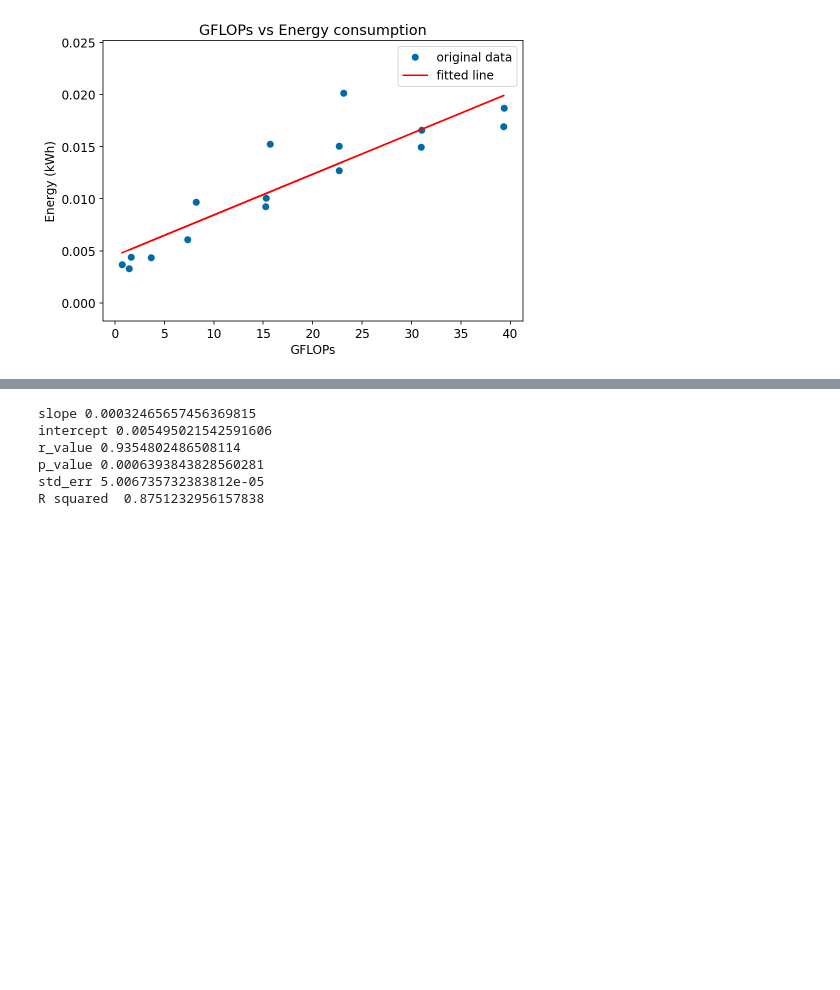
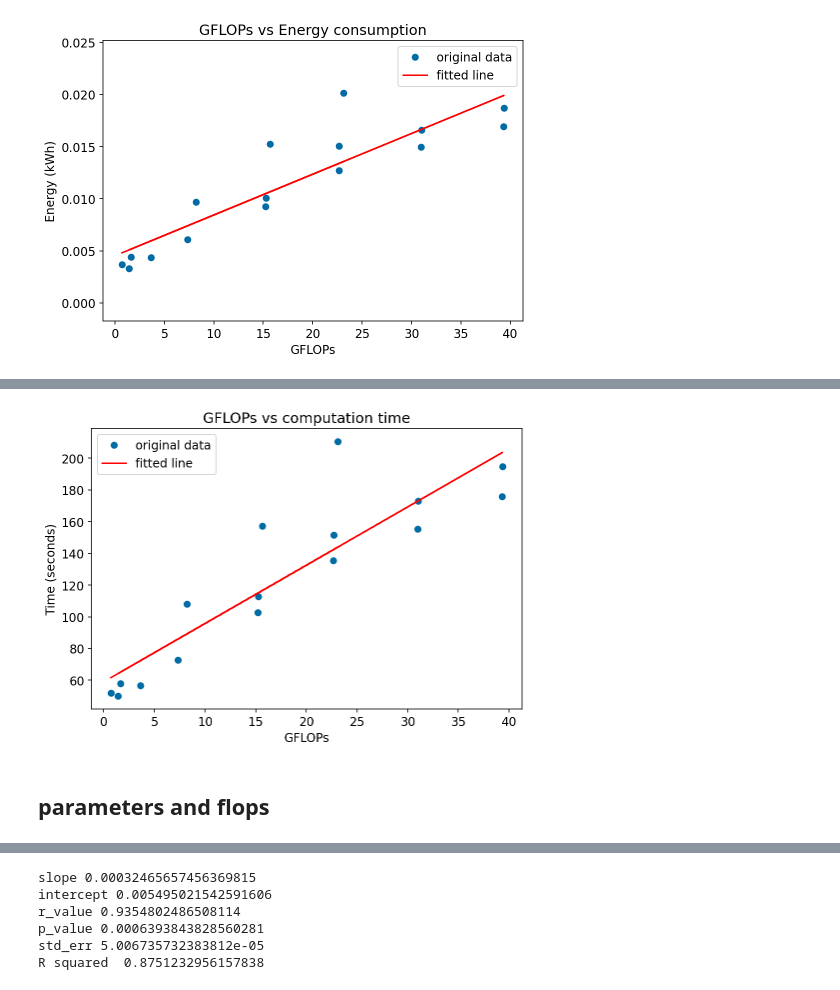
Before and after one commit to MScDissertation/model_hub, a Jupyter notebook: Training and FLOP analysis.ipynb, the cells around one changed output, grey strips where cells are left out. Drawn from its saved outputs; the diff is of its cells as text; code cells hidden in the pictures; blank space fills up the shorter version.

```diff
--- a/Training and FLOP analysis.ipynb
+++ b/Training and FLOP analysis.ipynb
@@ -342,0 +355,11 @@ plt.savefig('viz/training_fit_minus_densenet.png',dpi=300)
+# %%
+from scipy import stats
+x = df_minus_densenet['GFLOPS']
+y = df_minus_densenet['total_time']
+slope, intercept, r_value, p_value, std_err = stats.linregress(x,y)
+print(f"slope {slope} \nintercept {intercept}\nr_value {r_value}\np_value {p_value}\nstd_err {std_err}")
+print('R squared ', r_value ** 2)
+mse = metrics.mean_squared_error(x,y)
+rmse = mse ** (1/2)
+mae = metrics.mean_absolute_error(x, y)
+print(f"rmse: {rmse} \nmae: {mae}")
@@ -342,0 +375,16 @@ plt.savefig('viz/training_fit_minus_densenet.png',dpi=300)
+# %%
+x = df_minus_densenet['GFLOPS']
+y = df_minus_densenet['total_time']
+plt.figure(figsize=(7,5))
+plt.plot(x, y, 'o', label='original data')
+plt.plot(x, intercept + slope*x, 'r', label='fitted line')
+plt.xlabel("GFLOPs")
+plt.ylabel("Time (seconds)")
+plt.title("GFLOPs vs computation time")
+plt.legend()
+plt.tight_layout()
+plt.savefig('viz/time_vs_gflops.png',dpi=300)
+# %% [output]
+[figure, added]
+# %% [markdown]
+## parameters and flops
```
Also changed, not shown: parts of 20 cells of this notebook, 8 other files.
